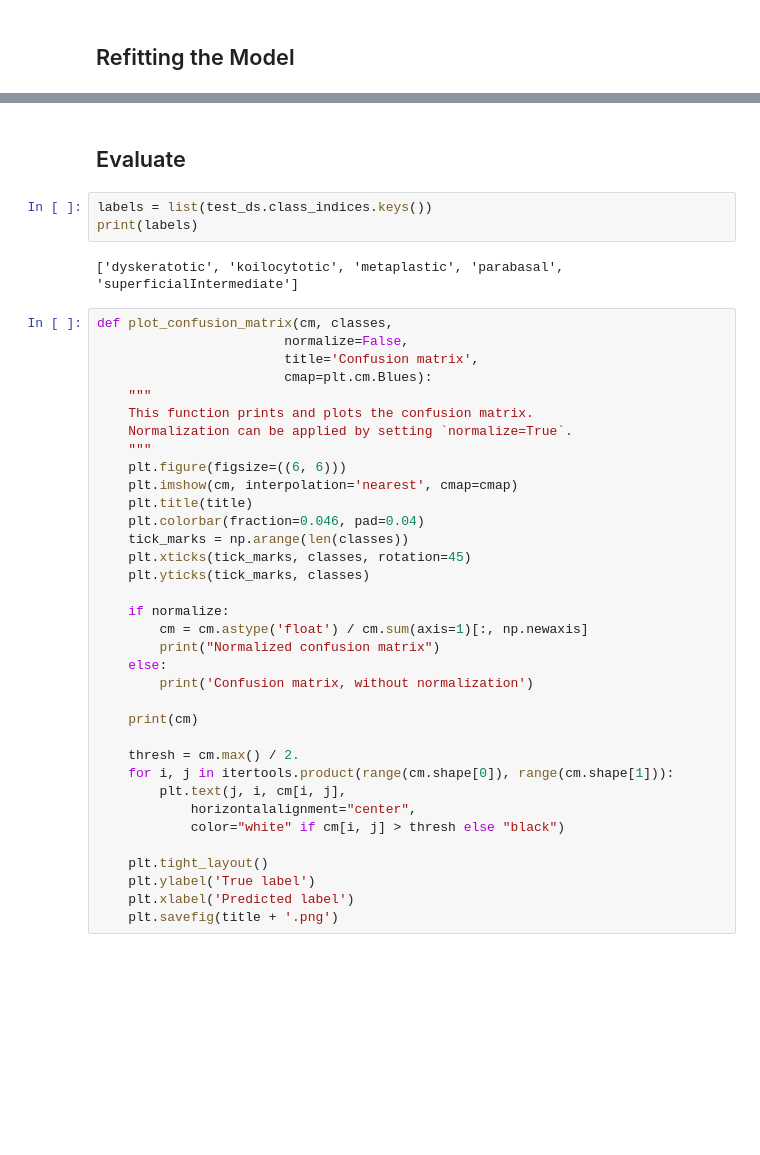
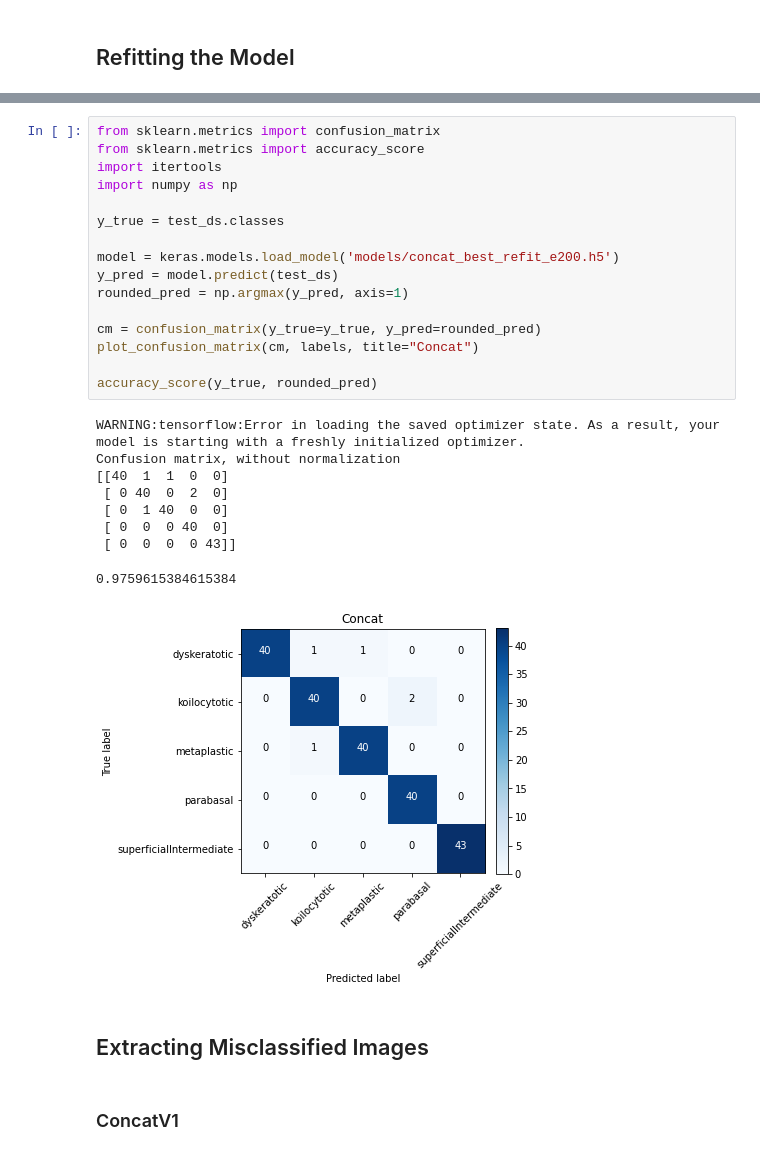
Before and after one commit to fahrezahafiz/CervixNet, a Jupyter notebook: CervixConcat.ipynb, the cells around one changed output, grey strips where cells are left out. Cells and saved outputs as stored; diff of their text form; blank space fills up the shorter version.

```diff
--- a/CervixConcat.ipynb
+++ b/CervixConcat.ipynb
@@ -336,43 +486,31 @@ Refit time: 3:17:49.767954
+# %%
+from sklearn.metrics import confusion_matrix
+from sklearn.metrics import accuracy_score
+import itertools
+import numpy as np
+
+y_true = test_ds.classes
+
+model = keras.models.load_model('models/concat_best_refit_e200.h5')
+y_pred = model.predict(test_ds)
+rounded_pred = np.argmax(y_pred, axis=1)
+
+cm = confusion_matrix(y_true=y_true, y_pred=rounded_pred)
+plot_confusion_matrix(cm, labels, title="Concat")
+
+accuracy_score(y_true, rounded_pred)
+# %% [output]
+WARNING:tensorflow:Error in loading the saved optimizer state. As a result, your model is starting with a freshly initialized optimizer.
+Confusion matrix, without normalization
+[[40  1  1  0  0]
+ [ 0 40  0  2  0]
+ [ 0  1 40  0  0]
+ [ 0  0  0 40  0]
+ [ 0  0  0  0 43]]
+0.9759615384615384
+[figure, added]
+# %% [markdown]
+## Extracting Misclassified Images
 # %% [markdown]
-## Evaluate
+### ConcatV1
-# %%
-labels = list(test_ds.class_indices.keys())
-print(labels)
-# %% [output]
-['dyskeratotic', 'koilocytotic', 'metaplastic', 'parabasal', 'superficialIntermediate']
-# %%
-def plot_confusion_matrix(cm, classes,
-                        normalize=False,
-                        title='Confusion matrix',
-                        cmap=plt.cm.Blues):
-    """
-    This function prints and plots the confusion matrix.
-    Normalization can be applied by setting `normalize=True`.
-    """
-    plt.figure(figsize=((6, 6)))
-    plt.imshow(cm, interpolation='nearest', cmap=cmap)
-    plt.title(title)
-    plt.colorbar(fraction=0.046, pad=0.04)
-    tick_marks = np.arange(len(classes))
-    plt.xticks(tick_marks, classes, rotation=45)
-    plt.yticks(tick_marks, classes)
-
-    if normalize:
-        cm = cm.astype('float') / cm.sum(axis=1)[:, np.newaxis]
-        print("Normalized confusion matrix")
-    else:
-        print('Confusion matrix, without normalization')
-
-    print(cm)
-
-    thresh = cm.max() / 2.
-    for i, j in itertools.product(range(cm.shape[0]), range(cm.shape[1])):
-        plt.text(j, i, cm[i, j],
-            horizontalalignment="center",
-            color="white" if cm[i, j] > thresh else "black")
-
-    plt.tight_layout()
-    plt.ylabel('True label')
-    plt.xlabel('Predicted label')
-    plt.savefig(title + '.png')
 # %%
```
Also changed, not shown: parts of 24 cells of this notebook, 12 other files.
